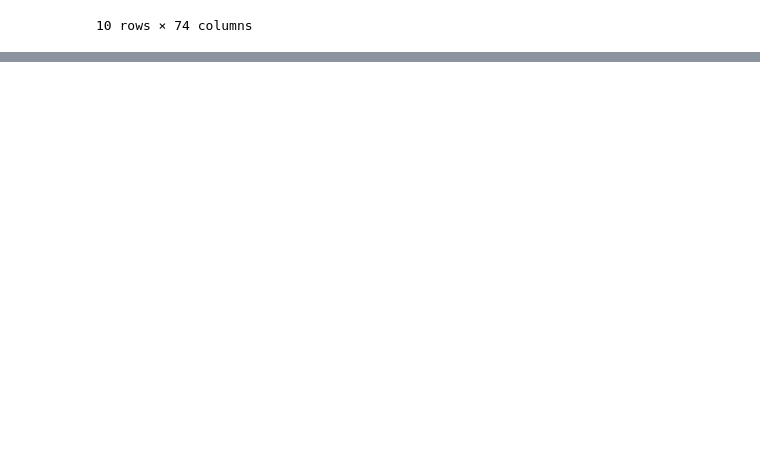
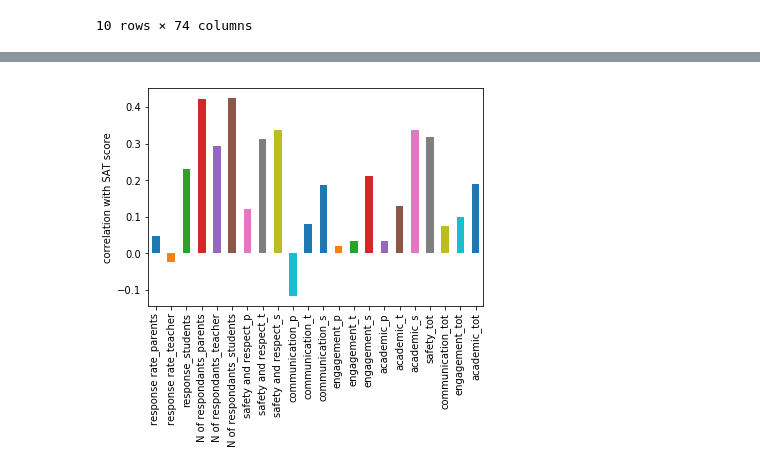
Before and after one commit to niloofarnth/NYC-schools-SAT-analysis, a Jupyter notebook: NYC-SAT-demographics.ipynb, the cells around one changed output, grey strips where cells are left out. Saved outputs shown, nothing was run; the diff lists cells and outputs as text; code cells hidden in the pictures; blank space fills up the shorter version.

```diff
--- a/NYC-SAT-demographics.ipynb
+++ b/NYC-SAT-demographics.ipynb
@@ -288,0 +289,20 @@ plt.show();
+# %%
+#pplotting the bar plot of the survey results correlations with sat_score
+survey_corr = ['rr_p','rr_t','rr_s','N_p','N_t','N_s',\
+               'saf_p_11','saf_t_11','saf_s_11',\
+               'com_p_11','com_t_11','com_s_11',\
+               'eng_p_11','eng_t_11','eng_s_11',\
+               'aca_p_11','aca_t_11','aca_s_11',\
+               'saf_tot_11','com_tot_11','eng_tot_11','aca_tot_11']
+survey_corr_label = ['response rate_parents','response rate_teacher','response_students','N of respondants_parents','N of respondants_teacher','N of respondants_students',\
+               'safety and respect_p','safety and respect_t','safety and respect_s',\
+               'communication_p','communication_t','communication_s',\
+               'engagement_p','engagement_t','engagement_s',\
+               'academic_p','academic_t','academic_s',\
+               'safety_tot','communication_tot','engagement_tot','academic_tot']
+ax = correlations['sat_score'].loc[survey_corr].plot.bar( )
+ax.set_xticklabels(survey_corr_label, rotation = 90)
+ax.set_ylabel('correlation with SAT score')
+plt.show()
+# %% [output]
+[figure, added]
```
Also changed, not shown: parts of 23 cells of this notebook.
